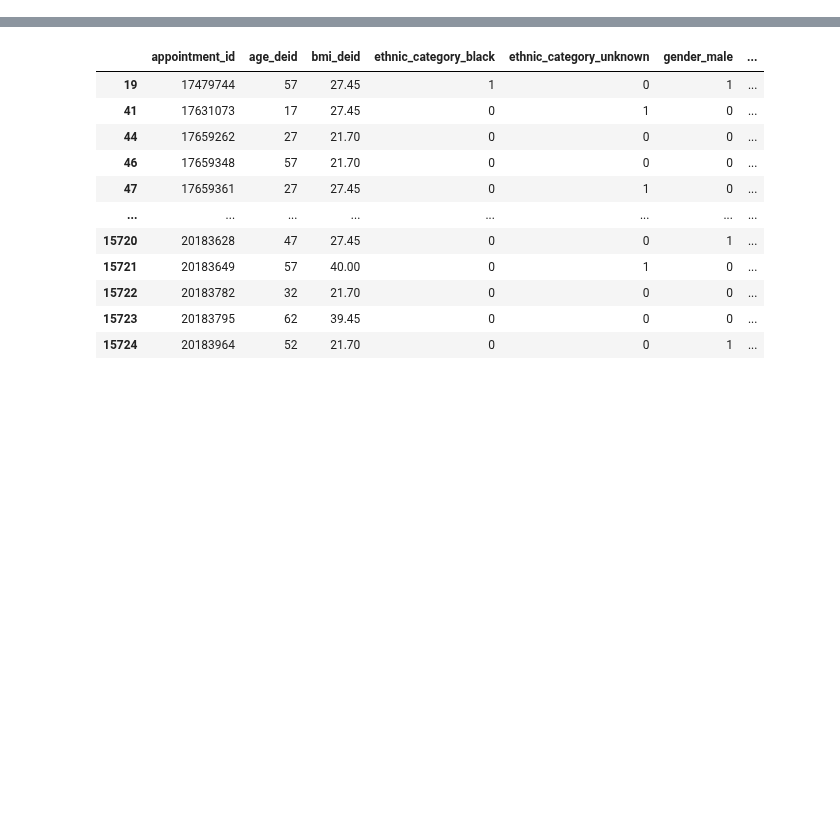
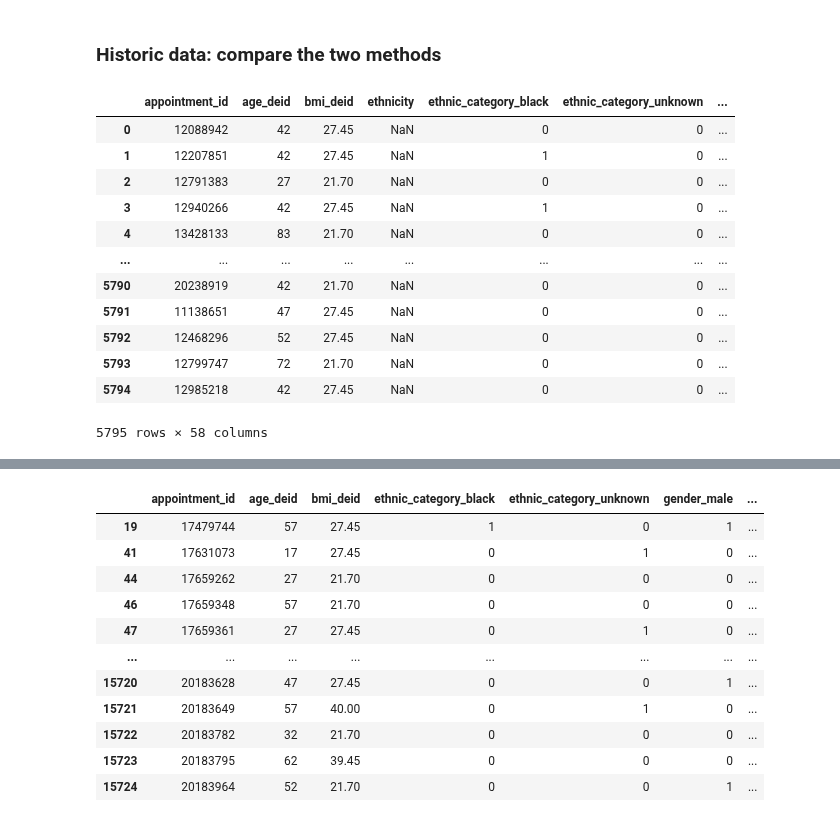
Before and after one commit to hallucinojenlee/hds_dna, a Jupyter notebook: scripts/calculate_DNA_time.ipynb, the cells around one changed output, grey strips where cells are left out. Saved outputs shown, nothing was run; the diff lists cells and outputs as text; code cells hidden in the pictures; blank space fills up the shorter version.

```diff
--- a/scripts/calculate_DNA_time.ipynb
+++ b/scripts/calculate_DNA_time.ipynb
@@ -5,0 +8,23 @@ import pandas as pd
+# %% [markdown]
+### Historic data: compare the two methods
+# %%
+# Import future appointments data
+historic = pd.read_csv("../historic_first_pred_ENT.csv")
+# %%
+# Transform date from object to datetime
+historic["appt_date"] = pd.to_datetime(historic["appt_date"]).dt.date
+historic
+# %% [output]
+|  | appointment_id | age_deid | bmi_deid | ethnicity | ethnic_category_black | ethnic_category_unknown | ... |
+| 0 | 12088942 | 42 | 27.45 | NaN | 0 | 0 | ... |
+| 1 | 12207851 | 42 | 27.45 | NaN | 1 | 0 | ... |
+| 2 | 12791383 | 27 | 21.70 | NaN | 0 | 0 | ... |
+| 3 | 12940266 | 42 | 27.45 | NaN | 1 | 0 | ... |
+| 4 | 13428133 | 83 | 21.70 | NaN | 0 | 0 | ... |
+| ... | ... | ... | ... | ... | ... | ... | ... |
+| 5790 | 20238919 | 42 | 21.70 | NaN | 0 | 0 | ... |
+| 5791 | 11138651 | 47 | 27.45 | NaN | 0 | 0 | ... |
+| 5792 | 12468296 | 52 | 27.45 | NaN | 0 | 0 | ... |
+| 5793 | 12799747 | 72 | 21.70 | NaN | 0 | 0 | ... |
+| 5794 | 12985218 | 42 | 27.45 | NaN | 0 | 0 | ... |
+5795 rows × 58 columns
```
Also changed, not shown: parts of 24 cells of this notebook, 1 other file.
